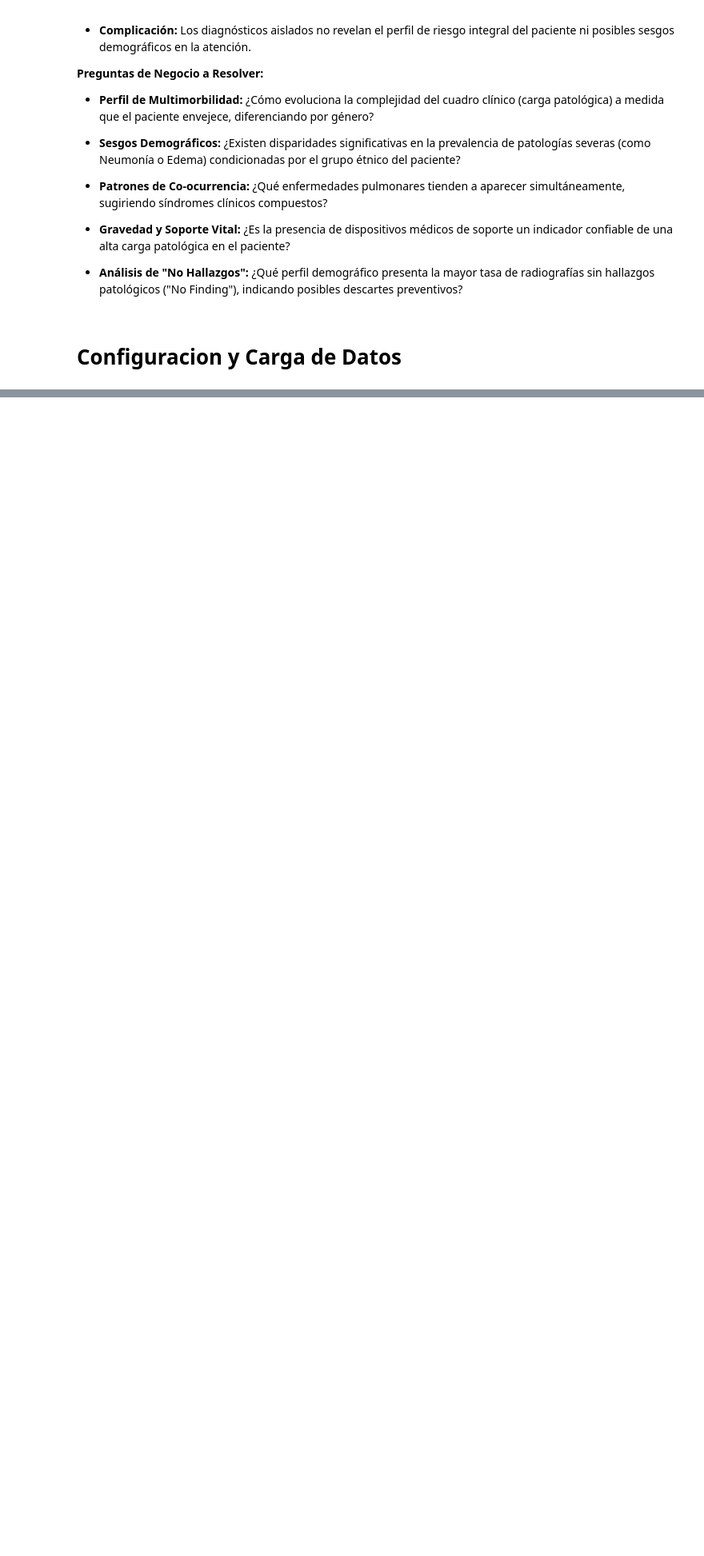
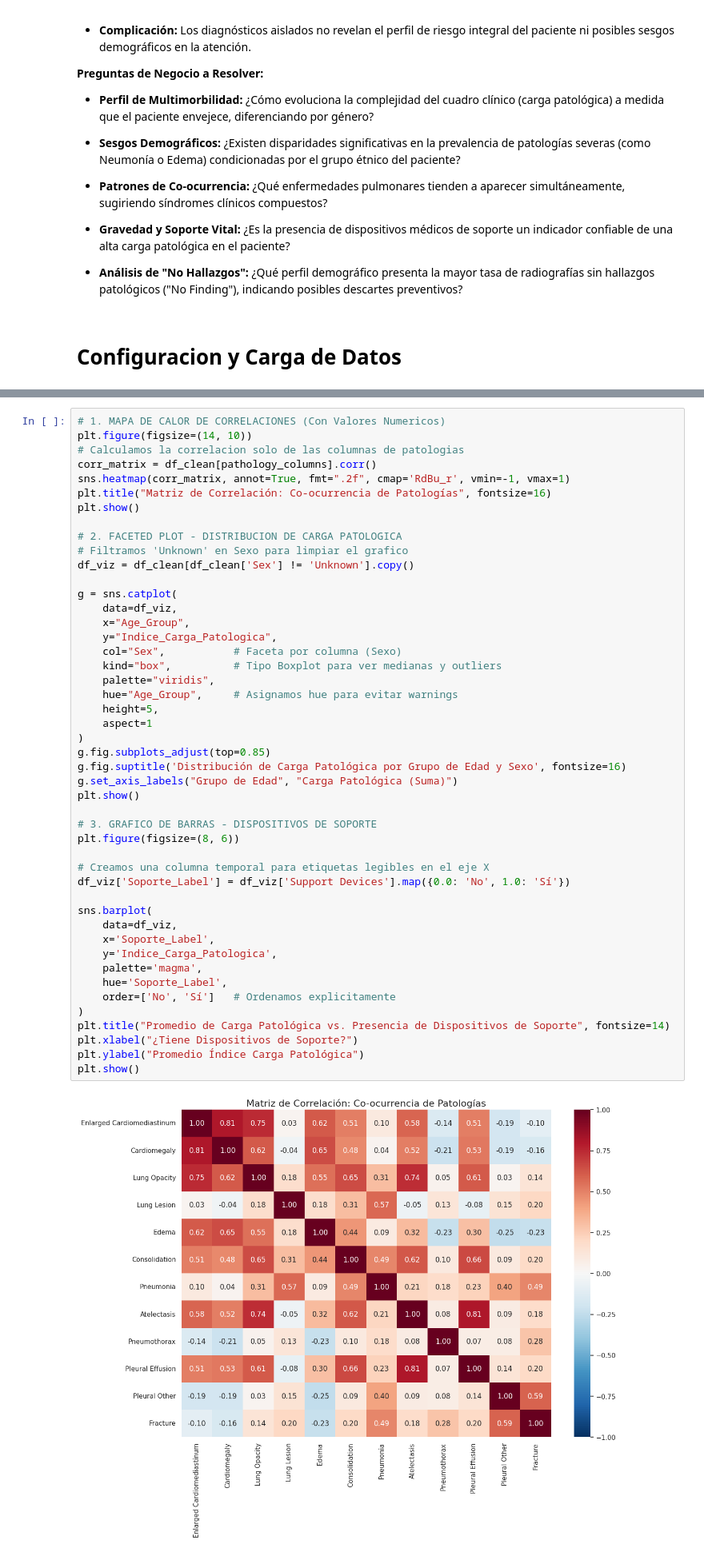
Before and after one commit to ottoferrer/patient_data, a Jupyter notebook: Proyectofinal.ipynb, the cells around one changed output, grey strips where cells are left out. Shown at 80% size. Saved outputs shown, nothing was run; the diff lists cells and outputs as text; blank space fills up the shorter version.

```diff
--- a/Proyectofinal.ipynb
+++ b/Proyectofinal.ipynb
@@ -60,0 +237,49 @@ print(f"Dimensiones Demograficos: {df_demo.shape}")
+# %%
+# 1. MAPA DE CALOR DE CORRELACIONES (Con Valores Numericos)
+plt.figure(figsize=(14, 10))
+# Calculamos la correlacion solo de las columnas de patologias
+corr_matrix = df_clean[pathology_columns].corr()
+sns.heatmap(corr_matrix, annot=True, fmt=".2f", cmap='RdBu_r', vmin=-1, vmax=1)
+plt.title("Matriz de Correlación: Co-ocurrencia de Patologías", fontsize=16)
+plt.show()
+
+# 2. FACETED PLOT - DISTRIBUCION DE CARGA PATOLOGICA
+# Filtramos 'Unknown' en Sexo para limpiar el grafico
+df_viz = df_clean[df_clean['Sex'] != 'Unknown'].copy()
+
+g = sns.catplot(
+    data=df_viz,
+    x="Age_Group",
+    y="Indice_Carga_Patologica",
+    col="Sex",           # Faceta por columna (Sexo)
+    kind="box",          # Tipo Boxplot para ver medianas y outliers
+    palette="viridis",
+    hue="Age_Group",     # Asignamos hue para evitar warnings
+    height=5,
+    aspect=1
+)
+g.fig.subplots_adjust(top=0.85)
+g.fig.suptitle('Distribución de Carga Patológica por Grupo de Edad y Sexo', fontsize=16)
+g.set_axis_labels("Grupo de Edad", "Carga Patológica (Suma)")
+plt.show()
+
+# 3. GRAFICO DE BARRAS - DISPOSITIVOS DE SOPORTE
+plt.figure(figsize=(8, 6))
+
+# Creamos una columna temporal para etiquetas legibles en el eje X
+df_viz['Soporte_Label'] = df_viz['Support Devices'].map({0.0: 'No', 1.0: 'Sí'})
+
+sns.barplot(
+    data=df_viz,
+    x='Soporte_Label',
+    y='Indice_Carga_Patologica',
+    palette='magma',
+    hue='Soporte_Label',
+    order=['No', 'Sí']   # Ordenamos explicitamente
+)
+plt.title("Promedio de Carga Patológica vs. Presencia de Dispositivos de Soporte", fontsize=14)
+plt.xlabel("¿Tiene Dispositivos de Soporte?")
+plt.ylabel("Promedio Índice Carga Patológica")
+plt.show()
+# %% [output]
+[figure, added]
```
Also changed, not shown: parts of 10 cells of this notebook.
